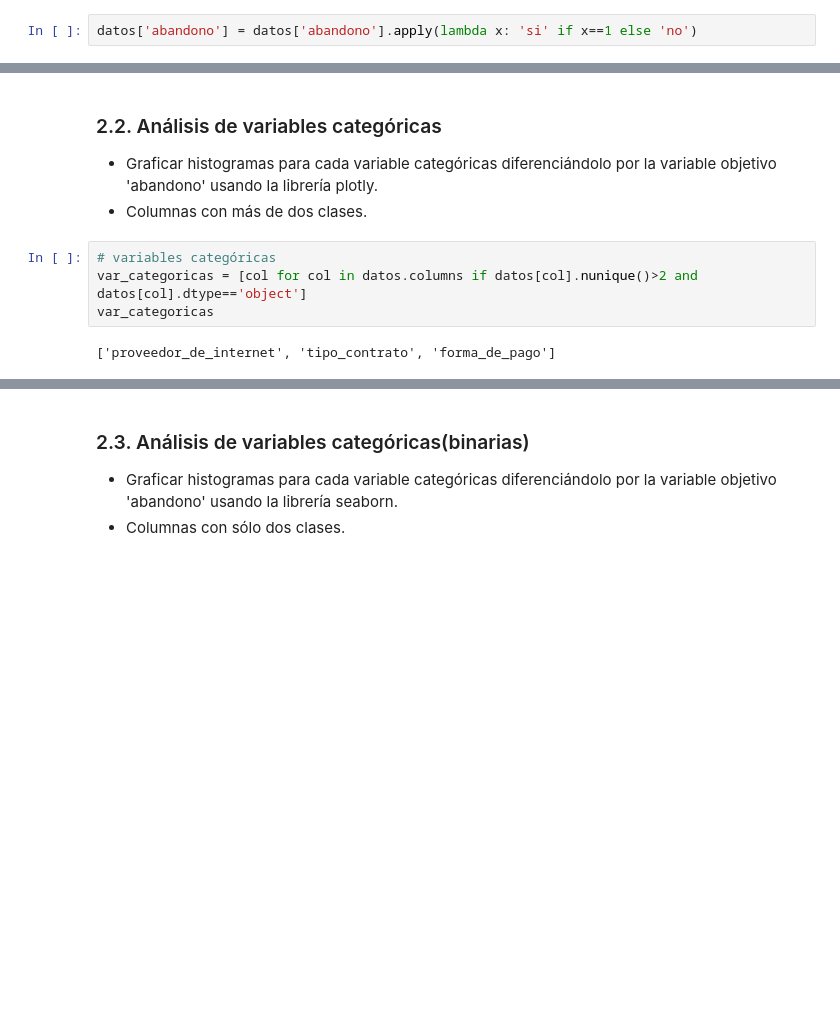
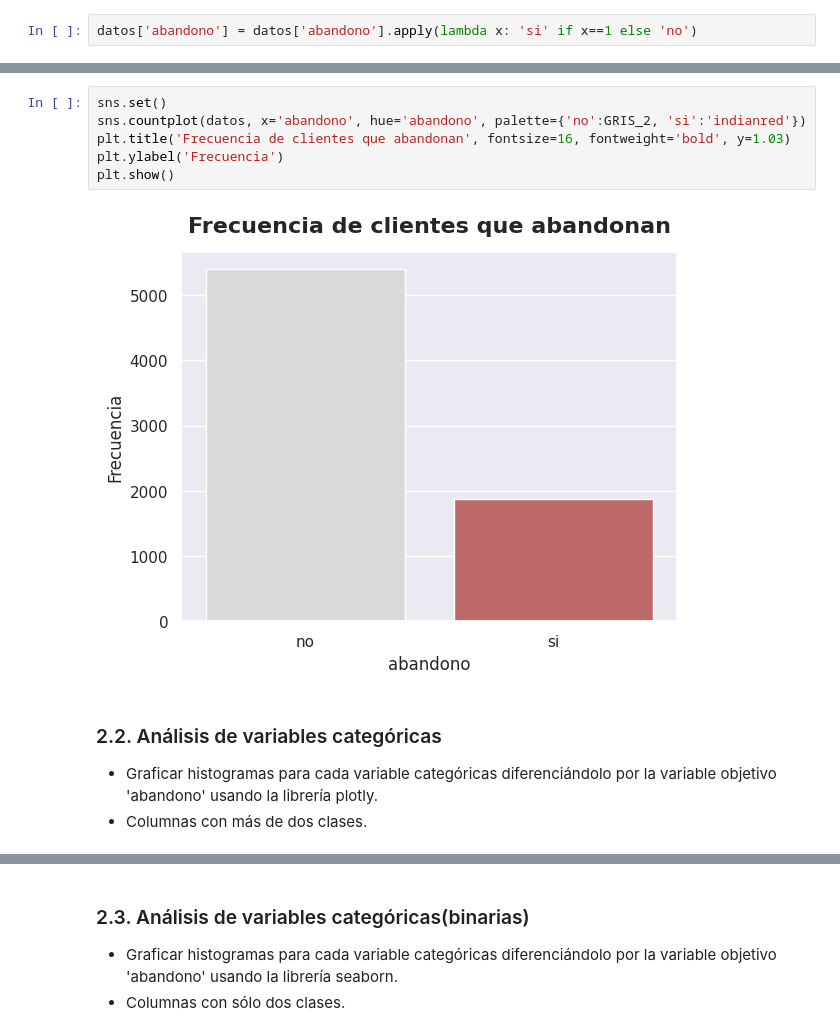
Before and after one commit to WLozanoH/TelecomX-Churn-Prediction-ML, a Jupyter notebook: churn_prediction_ML.ipynb, the cells around one changed output, grey strips where cells are left out. Drawn from its saved outputs; the diff is of its cells as text; blank space fills up the shorter version.

```diff
--- a/churn_prediction_ML.ipynb
+++ b/churn_prediction_ML.ipynb
@@ -56,10 +58,12 @@ px.histogram(datos, x='abandono', text_auto=True)
+# %%
+sns.set()
+sns.countplot(datos, x='abandono', hue='abandono', palette={'no':GRIS_2, 'si':'indianred'})
+plt.title('Frecuencia de clientes que abandonan', fontsize=16, fontweight='bold', y=1.03)
+plt.ylabel('Frecuencia')
+plt.show()
+# %% [output]
+[figure, added]
 # %% [markdown]
 ### 2.2. Análisis de variables categóricas
   * Graficar histogramas para cada variable categóricas diferenciándolo por la variable objetivo 'abandono' usando la librería plotly.
   * Columnas con más de dos clases.
-# %%
-# variables categóricas
-var_categoricas = [col for col in datos.columns if datos[col].nunique()>2 and datos[col].dtype=='object']
-var_categoricas
-# %% [output]
-['proveedor_de_internet', 'tipo_contrato', 'forma_de_pago']
```
Also changed, not shown: parts of 21 cells of this notebook.
